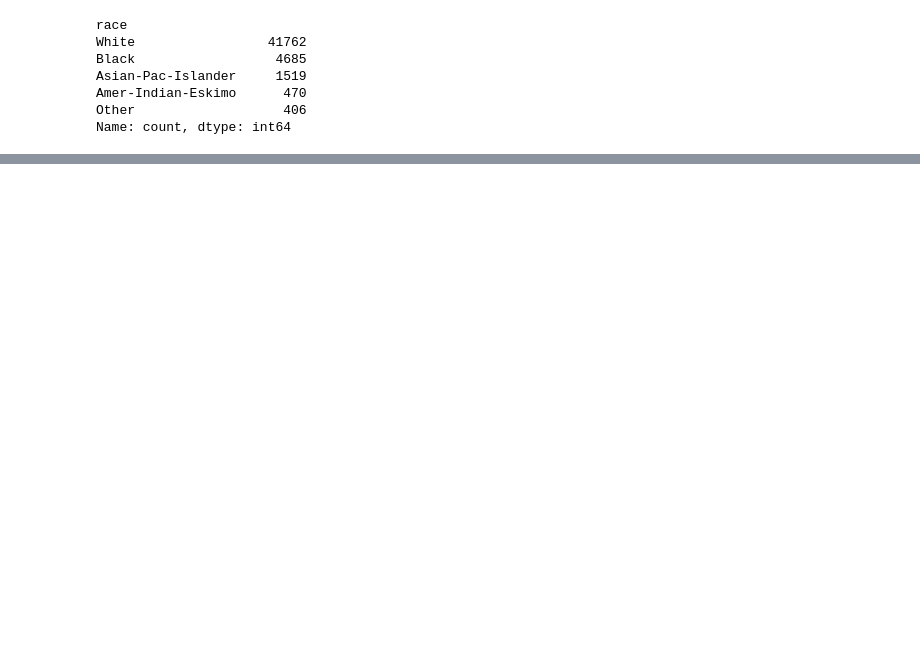
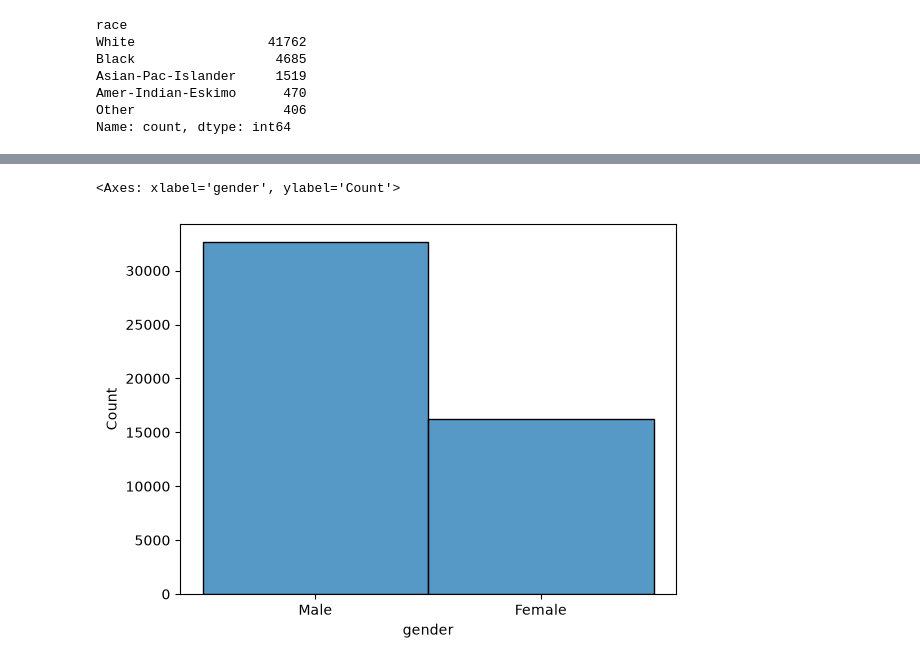
Before and after one commit to Ragim-Xtha/Core-Data-Science, a Jupyter notebook: basic-data-analysis/analysis8/adult_income_analysis.ipynb, the cells around one changed output, grey strips where cells are left out. Saved outputs shown, nothing was run; the diff lists cells and outputs as text; code cells hidden in the pictures; blank space fills up the shorter version.

Commit message:
Visualizing Datas

```diff
--- a/basic-data-analysis/analysis8/adult_income_analysis.ipynb
+++ b/basic-data-analysis/analysis8/adult_income_analysis.ipynb
@@ -184,0 +199,5 @@ Name: count, dtype: int64
+# %%
+sns.histplot(df["gender"])
+# %% [output]
+<Axes: xlabel='gender', ylabel='Count'>
+[figure, added]
```
Also changed, not shown: parts of 4 cells of this notebook.
